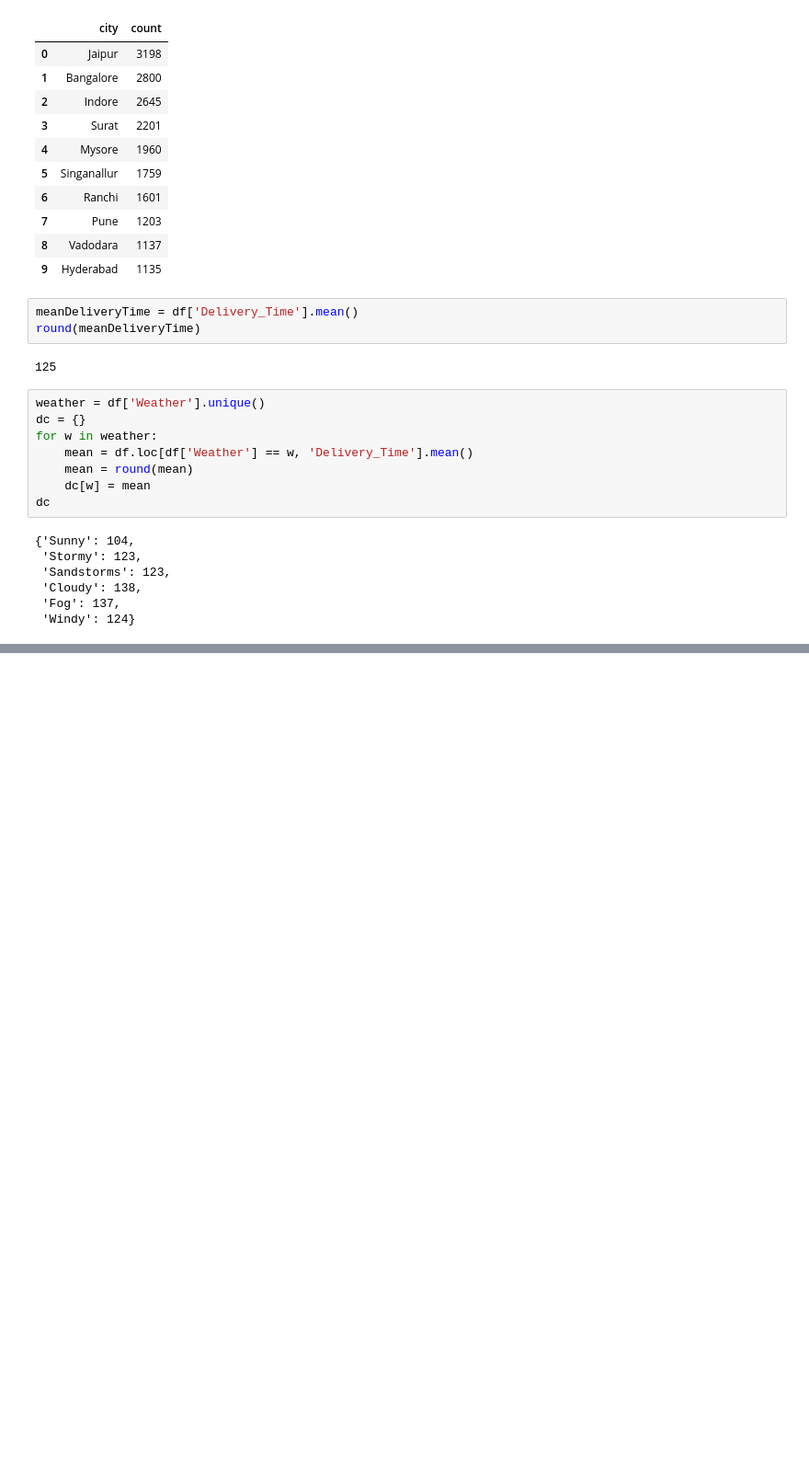
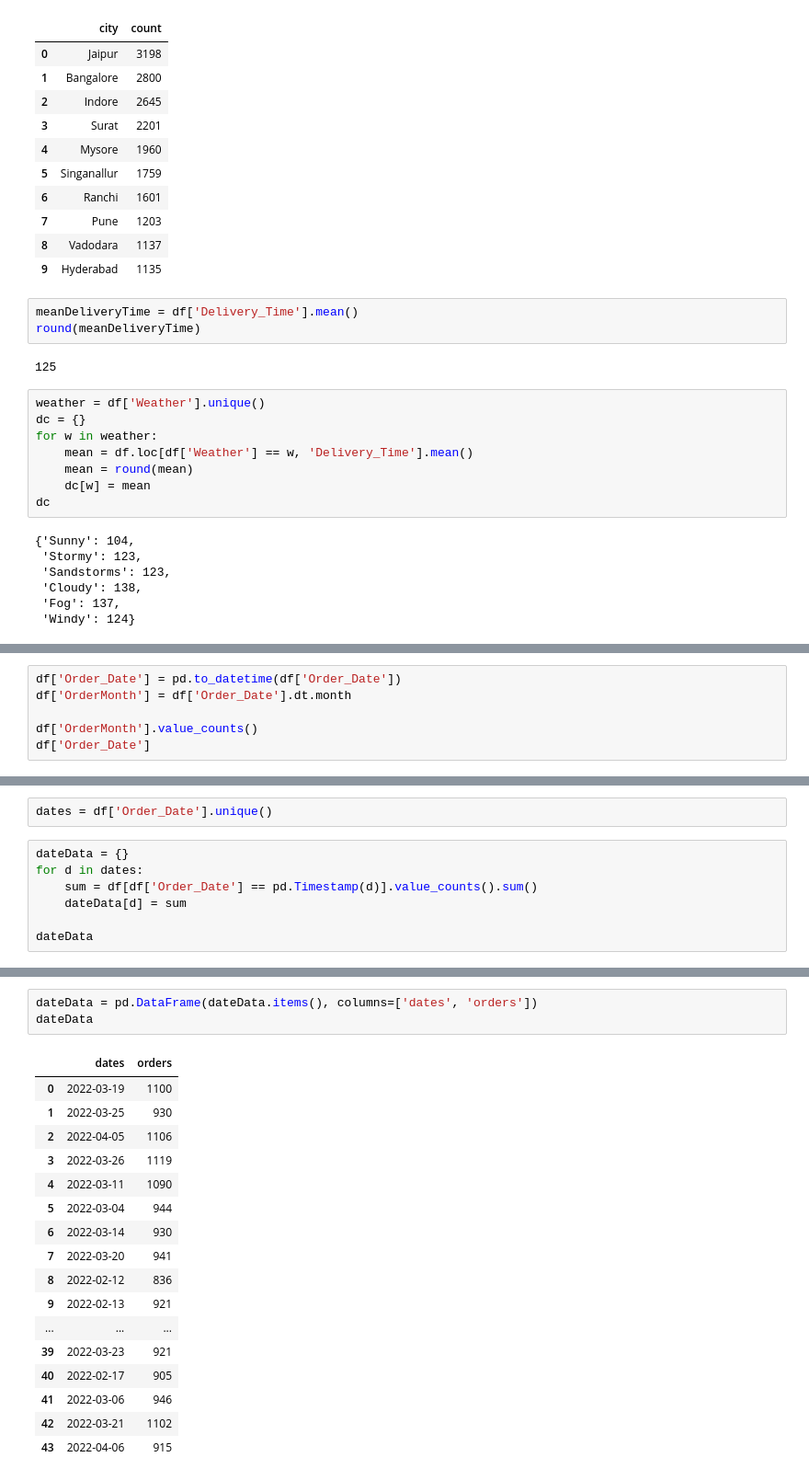
Before and after one commit to zeusbtc69/python, a Jupyter notebook: jupyter/keggle.ipynb, the cells around one changed output, grey strips where cells are left out. Shown at 92% size. Saved outputs shown, nothing was run; the diff lists cells and outputs as text; blank space fills up the shorter version.

```diff
--- a/jupyter/keggle.ipynb
+++ b/jupyter/keggle.ipynb
@@ -332,0 +338,6 @@ pd.DataFrame(dc.items(), columns=['weather', 'average_delivery_time'])
+# %%
+df['Order_Date'] = pd.to_datetime(df['Order_Date'])
+df['OrderMonth'] = df['Order_Date'].dt.month
+
+df['OrderMonth'].value_counts()
+df['Order_Date']
@@ -332,0 +361,9 @@ pd.DataFrame(dc.items(), columns=['weather', 'average_delivery_time'])
+# %%
+dates = df['Order_Date'].unique()
+# %%
+dateData = {}
+for d in dates:
+    sum = df[df['Order_Date'] == pd.Timestamp(d)].value_counts().sum()
+    dateData[d] = sum
+
+dateData
@@ -332,0 +388,21 @@ pd.DataFrame(dc.items(), columns=['weather', 'average_delivery_time'])
+# %%
+dateData = pd.DataFrame(dateData.items(), columns=['dates', 'orders'])
+dateData
+# %% [output]
+|  | dates | orders |
+| 0 | 2022-03-19 | 1100 |
+| 1 | 2022-03-25 | 930 |
+| 2 | 2022-04-05 | 1106 |
+| 3 | 2022-03-26 | 1119 |
+| 4 | 2022-03-11 | 1090 |
+| 5 | 2022-03-04 | 944 |
+| 6 | 2022-03-14 | 930 |
+| 7 | 2022-03-20 | 941 |
+| 8 | 2022-02-12 | 836 |
+| 9 | 2022-02-13 | 921 |
+| ... | ... | ... |
+| 39 | 2022-03-23 | 921 |
+| 40 | 2022-02-17 | 905 |
+| 41 | 2022-03-06 | 946 |
+| 42 | 2022-03-21 | 1102 |
+| 43 | 2022-04-06 | 915 |
```
Also changed, not shown: parts of 6 cells of this notebook.
